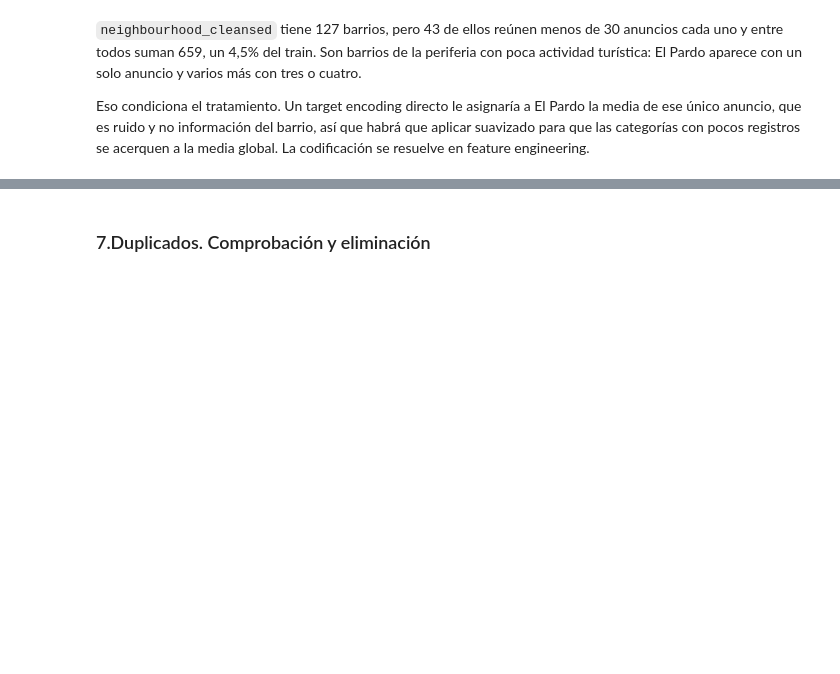
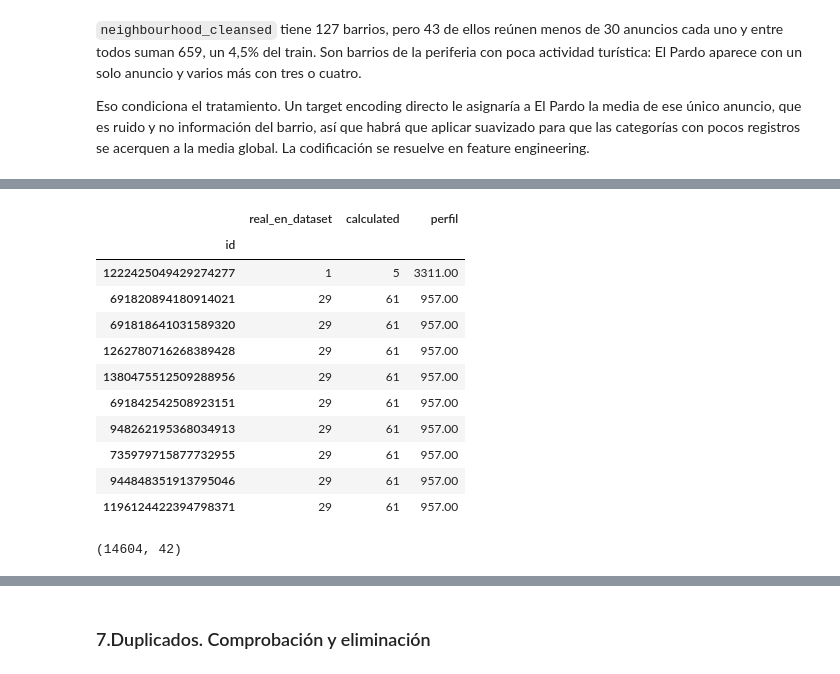
Before and after one commit to HimuraFresh/madrid-rental-revenue-prediction, a Jupyter notebook: notebooks/main.ipynb, the cells around one changed output, grey strips where cells are left out. Cells and saved outputs as stored; diff of their text form; code cells hidden in the pictures; blank space fills up the shorter version.

```diff
--- a/notebooks/main.ipynb
+++ b/notebooks/main.ipynb
@@ -1100,0 +1046,8 @@ df = df.drop(columns=[c for c in nights_drop if c in df.columns])
+# %%
+# Días disponibles hasta fin de año: la ventana depende de la fecha de scraping,
+# así que no es comparable entre filas de snapshots distintos
+
+X_train = X_train.drop(columns="availability_eoy", errors="ignore")
+X_test = X_test.drop(columns="availability_eoy", errors="ignore")
+
+X_train.shape
@@ -1100,0 +1089,18 @@ df = df.drop(columns=[c for c in nights_drop if c in df.columns])
+# %%
+# Del bloque de noches conservamos solo minimum_nights: el resto son valores
+# por defecto de la plataforma o agregados del calendario futuro
+
+nights_drop = [
+    "maximum_nights",
+    "minimum_minimum_nights",
+    "maximum_minimum_nights",
+    "minimum_maximum_nights",
+    "maximum_maximum_nights",
+    "minimum_nights_avg_ntm",
+    "maximum_nights_avg_ntm",
+]
+
+X_train = X_train.drop(columns=nights_drop, errors="ignore")
+X_test = X_test.drop(columns=nights_drop, errors="ignore")
+
+X_train.shape
@@ -1100,0 +1130,44 @@ df = df.drop(columns=[c for c in nights_drop if c in df.columns])
+# %%
+# Contamos anuncios por anfitrión en el propio dataset y lo comparamos
+# con lo que dicen las dos columnas
+
+conteo_real = X_train.groupby("host_id")["price"].transform("size")
+
+comparacion = pd.DataFrame({
+    "real_en_dataset": conteo_real,
+    "calculated": X_train["calculated_host_listings_count"],
+    "perfil": X_train["host_listings_count"],
+})
+
+comparacion.nlargest(10, "perfil")
+# %% [output]
+|  | real_en_dataset | calculated | perfil |
+| id |  |  |  |
+| 1222425049429274277 | 1 | 5 | 3311.00 |
+| 691820894180914021 | 29 | 61 | 957.00 |
+| 691818641031589320 | 29 | 61 | 957.00 |
+| 1262780716268389428 | 29 | 61 | 957.00 |
+| 1380475512509288956 | 29 | 61 | 957.00 |
+| 691842542508923151 | 29 | 61 | 957.00 |
+| 948262195368034913 | 29 | 61 | 957.00 |
+| 735979715877732955 | 29 | 61 | 957.00 |
+| 944848351913795046 | 29 | 61 | 957.00 |
+| 1196124422394798371 | 29 | 61 | 957.00 |
+# %%
+# Seis columnas miden el tamaño del anfitrión. Nos quedamos con el conteo en
+# Madrid, que es el mercado del modelo y no tiene nulos
+
+host_count_drop = [
+    "host_listings_count",
+    "host_total_listings_count",
+    "calculated_host_listings_count_entire_homes",
+    "calculated_host_listings_count_private_rooms",
+    "calculated_host_listings_count_shared_rooms",
+]
+
+X_train = X_train.drop(columns=host_count_drop, errors="ignore")
+X_test = X_test.drop(columns=host_count_drop, errors="ignore")
+
+X_train.shape
+# %% [output]
+(14604, 42)
```
Also changed, not shown: parts of 15 cells of this notebook.
